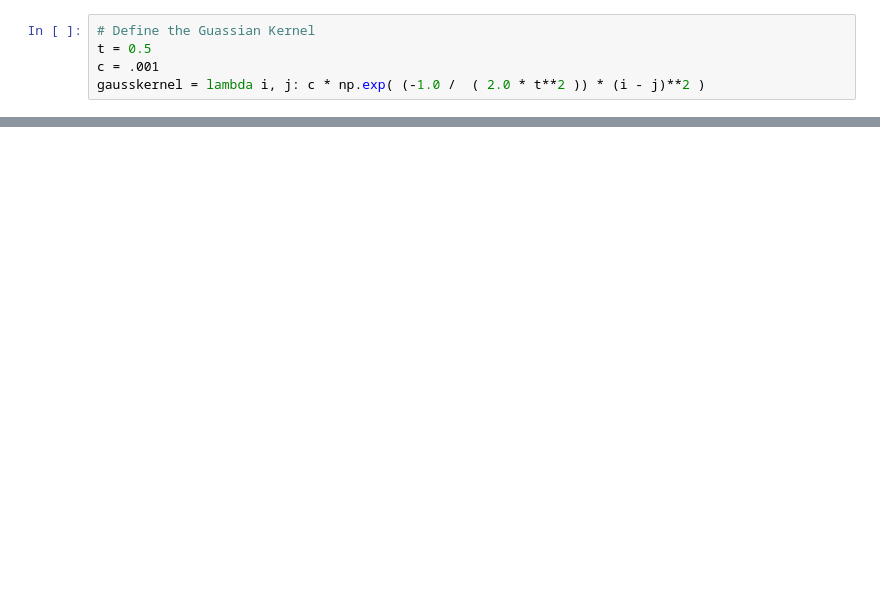
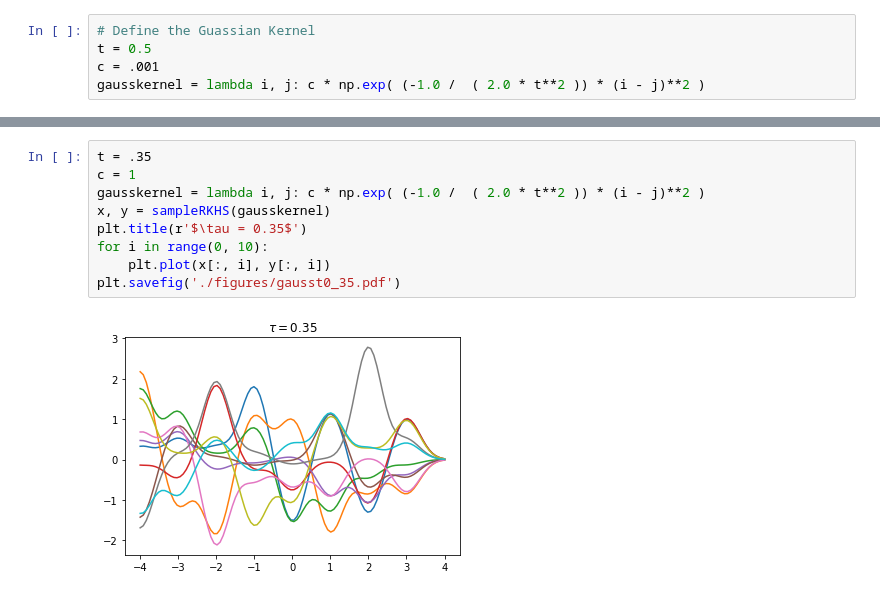
Before and after one commit to karasjoh000/RKHS, a Jupyter notebook: hw1.ipynb, the cells around one changed output, grey strips where cells are left out. Cells and saved outputs as stored; diff of their text form; blank space fills up the shorter version.

```diff
--- a/hw1.ipynb
+++ b/hw1.ipynb
@@ -61,0 +70,11 @@ gausskernel = lambda i, j: c * np.exp( (-1.0 /  ( 2.0 * t**2 )) * (i - j)**2 )
+# %%
+t = .35
+c = 1
+gausskernel = lambda i, j: c * np.exp( (-1.0 /  ( 2.0 * t**2 )) * (i - j)**2 )
+x, y = sampleRKHS(gausskernel)
+plt.title(r'$\tau = 0.35$')
+for i in range(0, 10):
+    plt.plot(x[:, i], y[:, i])
+plt.savefig('./figures/gausst0_35.pdf')
+# %% [output]
+[figure, added]
```
Also changed, not shown: parts of 10 cells of this notebook, 8 other files.
